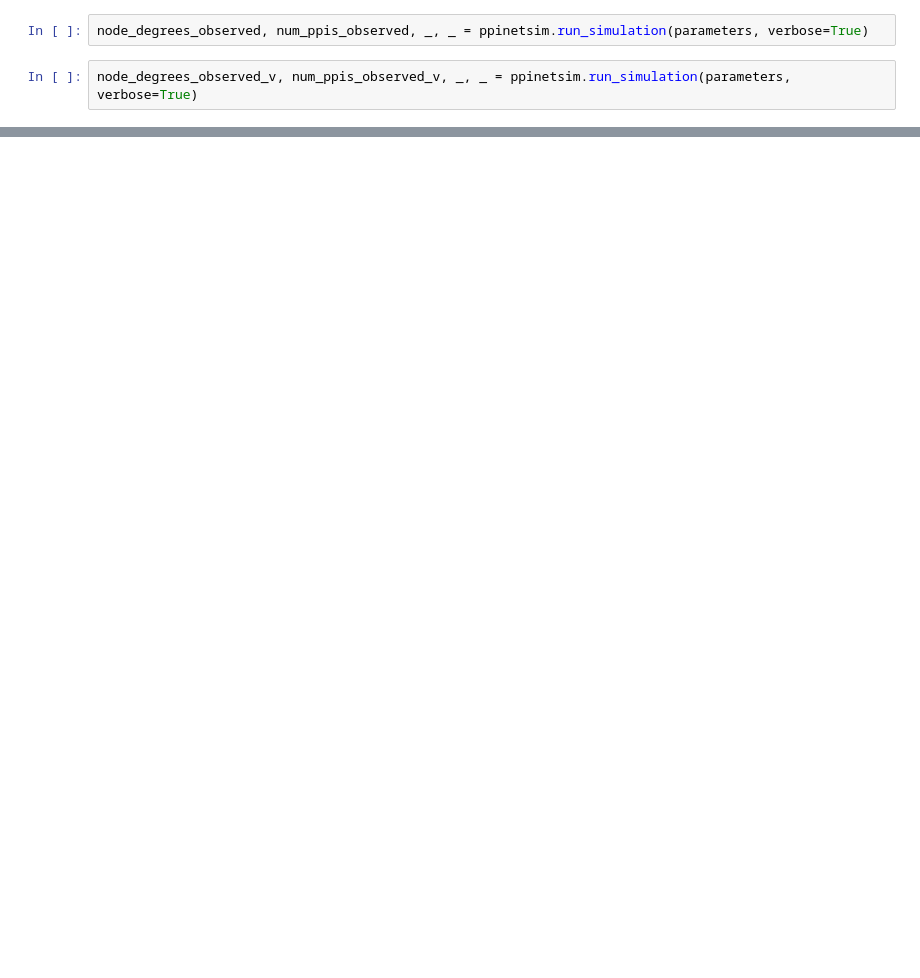
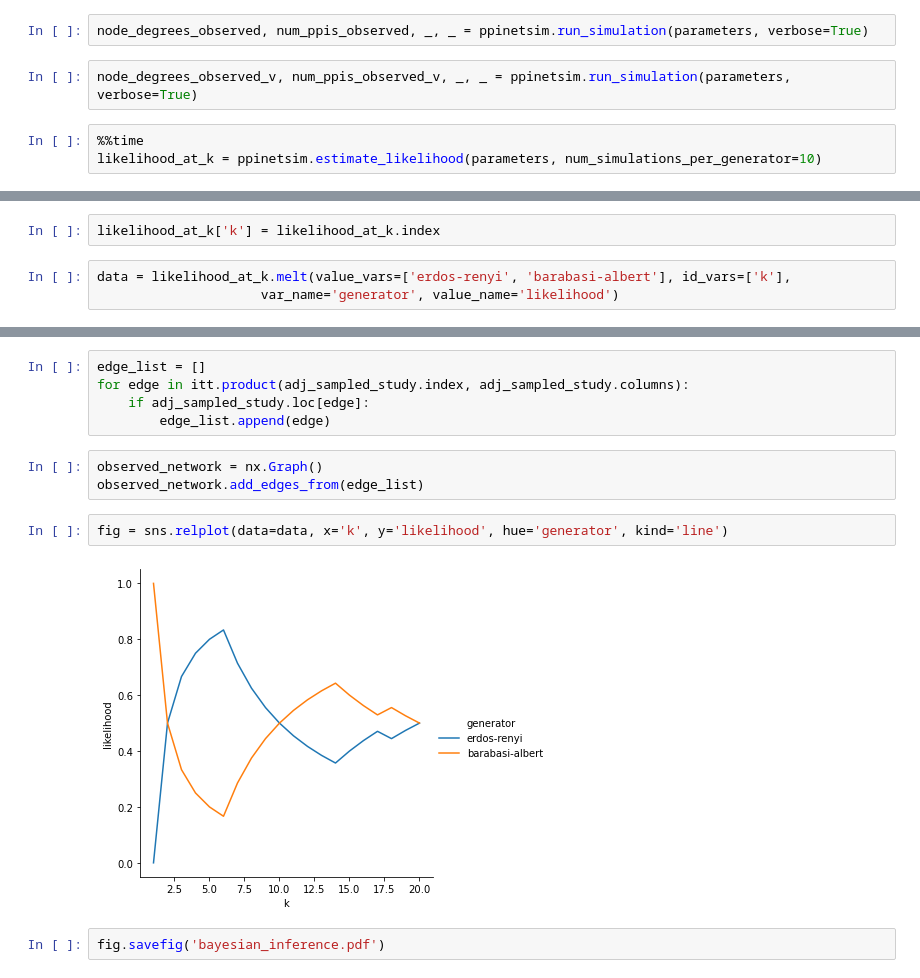
Before and after one commit to bionetslab/ppi-network-simulation, a Jupyter notebook: playground.ipynb, the cells around one changed output, grey strips where cells are left out. Drawn from its saved outputs; the diff is of its cells as text; blank space fills up the shorter version.

Commit message:
cont. implementing bayesian inference

```diff
--- a/playground.ipynb
+++ b/playground.ipynb
@@ -9,3 +17,6 @@ parameters = ppinetsim.Parameters('parameter_settings/params_1.json')
 node_degrees_observed, num_ppis_observed, _, _ = ppinetsim.run_simulation(parameters, verbose=True)
 # %%
 node_degrees_observed_v, num_ppis_observed_v, _, _ = ppinetsim.run_simulation(parameters, verbose=True)
+# %%
+%%time
+likelihood_at_k = ppinetsim.estimate_likelihood(parameters, num_simulations_per_generator=10)
@@ -36,0 +44,5 @@ l
+# %%
+likelihood_at_k['k'] = likelihood_at_k.index
+# %%
+data = likelihood_at_k.melt(value_vars=['erdos-renyi', 'barabasi-albert'], id_vars=['k'],
+                     var_name='generator', value_name='likelihood')
@@ -36,0 +69,14 @@ l
+# %%
+edge_list = []
+for edge in itt.product(adj_sampled_study.index, adj_sampled_study.columns):
+    if adj_sampled_study.loc[edge]:
+        edge_list.append(edge)
+# %%
+observed_network = nx.Graph()
+observed_network.add_edges_from(edge_list)
+# %%
+fig = sns.relplot(data=data, x='k', y='likelihood', hue='generator', kind='line')
+# %% [output]
+[figure, added]
+# %%
+fig.savefig('bayesian_inference.pdf')
```
Also changed, not shown: parts of 11 cells of this notebook, 7 other files.
